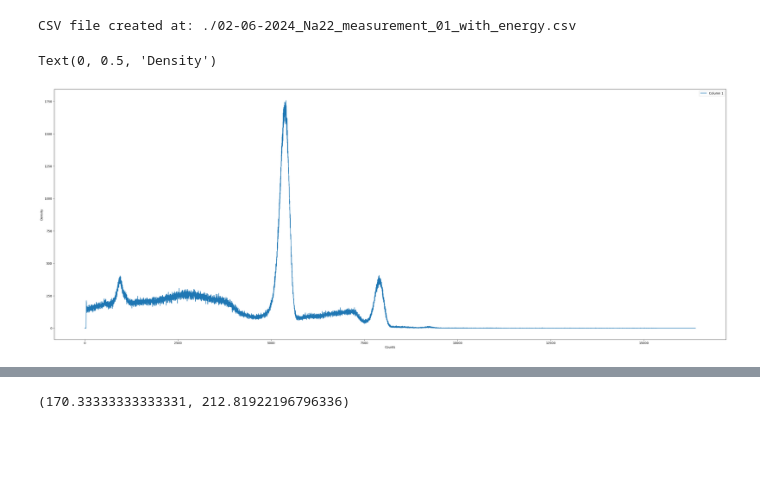
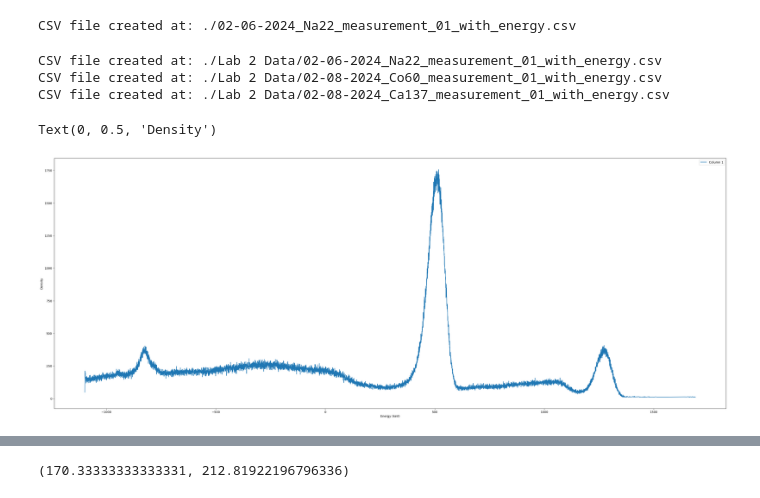
Before and after one commit to Quantum-Impulse/PHY353L, a Jupyter notebook: Lab 2/Lab2.ipynb, the cells around one changed output, grey strips where cells are left out. Saved outputs shown, nothing was run; the diff lists cells and outputs as text; code cells hidden in the pictures; blank space fills up the shorter version.

```diff
--- a/Lab 2/Lab2.ipynb
+++ b/Lab 2/Lab2.ipynb
@@ -63,15 +54,53 @@ print(f"CSV file created at: {csv_file}")
 # %% [output]
 CSV file created at: ./02-06-2024_Na22_measurement_01_with_energy.csv
+# %%
+# Replace with your .Spe file path
+spe_file_path1 = './Lab 2 Data/02-06-2024_Na22_measurement_01.Spe'
+
+spe_file_path2 = './Lab 2 Data/02-08-2024_Co60_measurement_01.Spe'
+
+spe_file_path3 = './Lab 2 Data/02-08-2024_Ca137_measurement_01.Spe'
+
+# Calibration constants obtained previously for Na22
+slope = 0.3014996053670087
+y_intercept = -1109.560378847672
+
+# Calling the function to convert .Spe to CSV for Na22
+csv_file = convert_spe_to_csv(spe_file_path1, slope, y_intercept)
+print(f"CSV file created at: {csv_file}")
+
+# Calibration constants obtained previously for Co60 and for Ca137
+slope =  0.287002
+y_intercept = -848.529724
+
+# Calling the function to convert .Spe to CSV for Co60
+csv_file = convert_spe_to_csv(spe_file_path2, slope, y_intercept)
+print(f"CSV file created at: {csv_file}")
+
+
+# Calling the function to convert .Spe to CSV for Co60
+csv_file = convert_spe_to_csv(spe_file_path3, slope, y_intercept)
+print(f"CSV file created at: {csv_file}")
+# %% [output]
+CSV file created at: ./Lab 2 Data/02-06-2024_Na22_measurement_01_with_energy.csv
+CSV file created at: ./Lab 2 Data/02-08-2024_Co60_measurement_01_with_energy.csv
+CSV file created at: ./Lab 2 Data/02-08-2024_Ca137_measurement_01_with_energy.csv
 # %%
-data = pd.read_csv("./02-06-2024_Na22_measurement_01_with_energy.csv")
+Na22_data = pd.read_csv("./Lab 2 Data/02-06-2024_Na22_measurement_01_with_energy.csv")
+Co60_data = pd.read_csv("./Lab 2 Data/02-08-2024_Co60_measurement_01_with_energy.csv")
+Ca137_data = pd.read_csv("./Lab 2 Data/02-08-2024_Ca137_measurement_01_with_energy.csv")
 # %%
+threshold = 11  # Set the threshold value
+
+# Filter the counts based on the threshold
+Na22_data_Filtered = Na22_data[Na22_data['Count'] >= threshold]
+
 plt.figure(figsize=(40,15))
-plt.plot(data['Count'], label='Column 1' )
-
+plt.plot(Na22_data_Filtered['Energy (keV)'], Na22_data_Filtered['Count'] ,label='Column 1')
 
 plt.legend(loc='upper right')
-plt.xlabel('Counts')
+plt.xlabel('Energy (keV)')
 plt.ylabel('Density')
 # %% [output]
 Text(0, 0.5, 'Density')
-[figure, old version]
+[figure, new version]
```
Also changed, not shown: parts of 4 cells of this notebook, 3 other files.
